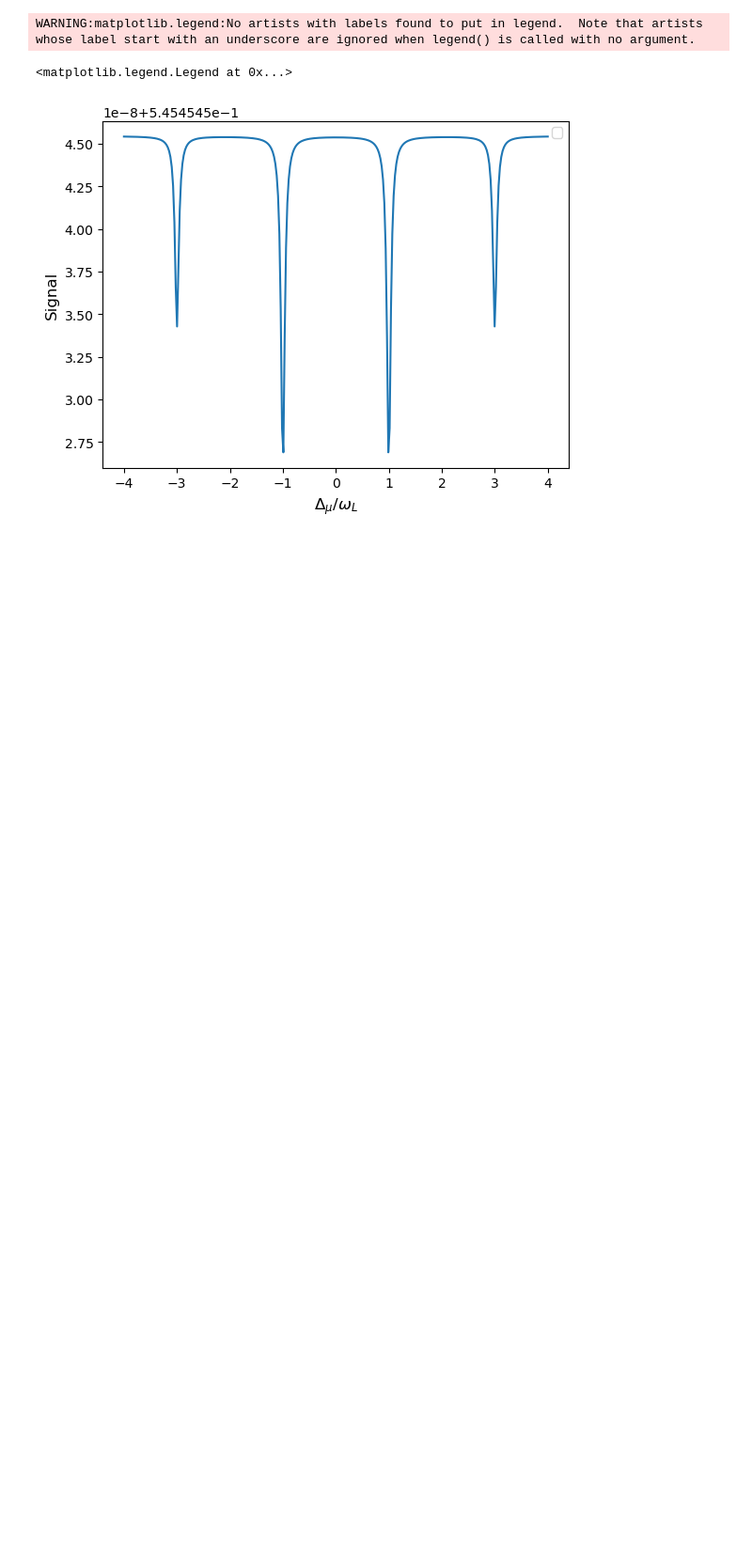
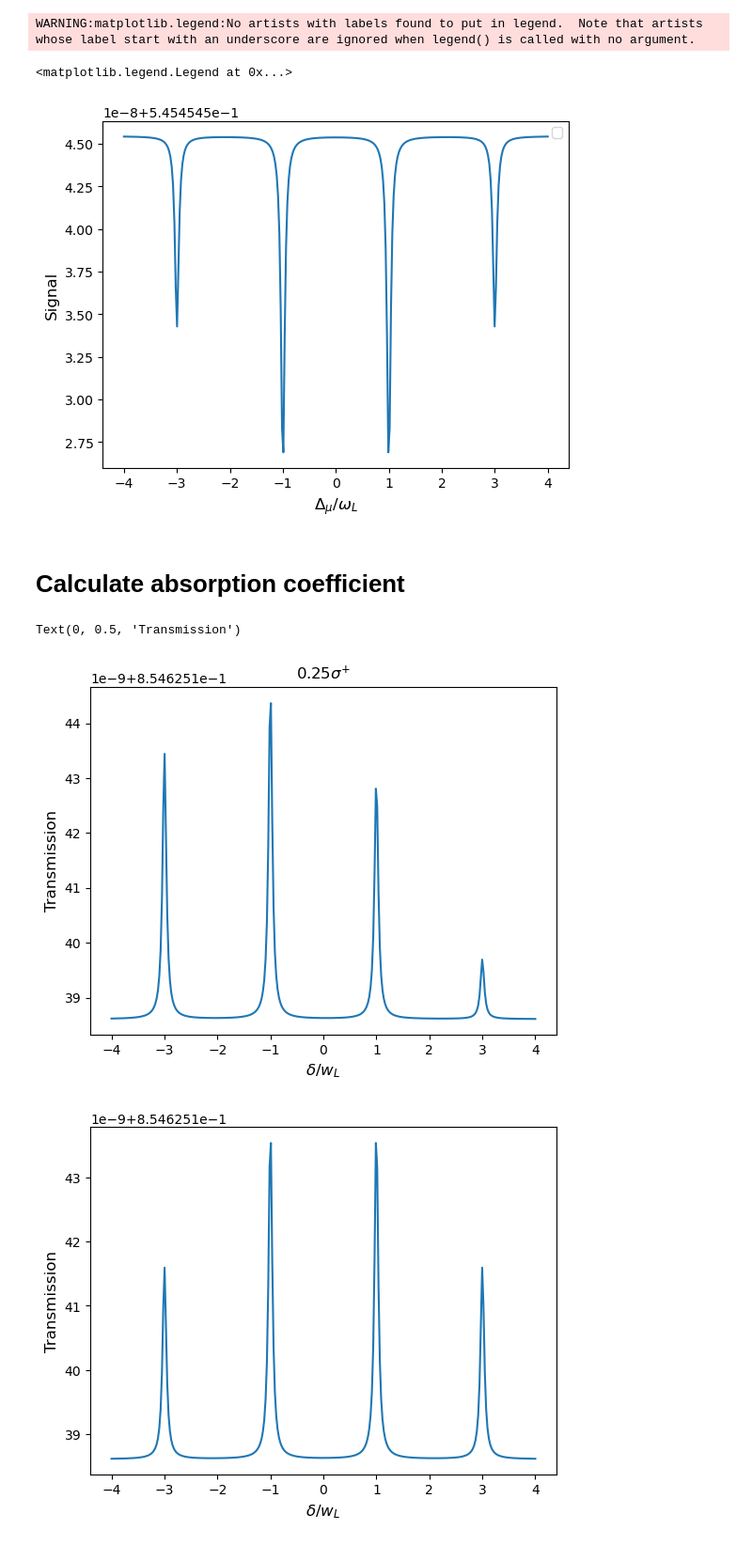
Before and after one commit to tretyakovmipt/microwave-assisted-optical-pumping, a Jupyter notebook: maop_steady-state.ipynb, the cells around one changed output. Shown at 94% size. Cells and saved outputs as stored; diff of their text form; code cells hidden in the pictures; blank space fills up the shorter version.

Commit message:
calculate and plot the absorption coefficient

```diff
--- a/maop_steady-state.ipynb
+++ b/maop_steady-state.ipynb
@@ -132,3 +132,61 @@ ax.legend(loc=0)
 WARNING:matplotlib.legend:No artists with labels found to put in legend.  Note that artists whose label start with an underscore are ignored when legend() is called with no argument.
 <matplotlib.legend.Legend at 0x...>
 [figure]
+# %% [markdown]
+# Calculate absorption coefficient
+# %%
+#fractions of atoms in the velocity classes resonant with different transitions
+c=2.99792458e8 # speed of light in m/s
+f=384.230484468562e12-302.073888e6# optical transition frequency in Hz
+kB=1.380650324e-23# Blotzmann constant in  J/K
+T=300# room temperature in K
+m=87*1.6605387313e-27# 87Rb mass in kg
+v=np.sqrt(2*kB*T/m) # most probable thermal speed in m/s
+
+N0=1. #ensemble fraction in  F'=0
+# N1=0.945 #F'=1
+# N2=0.566# F'=2
+N1=N0*np.exp(-((72.2e6*c)/(f*v))**2)#ensemble fraction in F'=1
+N2=N0*np.exp(-((72.2e6+156.9e6)*c/(f*v))**2)#ensemble fraction in F'=2
+
+#total sigma+ absorption as a function of sublevel populations
+def Asp(P_1,P0,P1):
+    A=P_1*(N0*1./6+N1*5./24+N2*1./24)+P0*(N0*0+N1*5./24+N2/8)+P1*N2/4
+    return A
+
+#same for pi
+def Api(P_1,P0,P1):
+    A=P_1*(N0*0+N1*5./24+N2*1./8)+P0*(N0/6+N1*0+N2/6)+P1*(N0*0+N1*5./24+N2*1./8)
+    return A
+
+#same for sigma-
+def Asm(P_1,P0,P1):
+    A=P1*(N0*1./6+N1*5./24+N2*1./24)+P0*(N0*0+N1*5./24+N2/8)+P_1*N2/4
+    return A
+
+# total absorption for light whose is split between polarization components:  π : 0.5,  σ+ :0.25,  σ− :0.25
+def A(P_1,P0,P1):
+    return 0.5*Api(P_1,P0,P1)+0.25*Asp(P_1,P0,P1)+0.25*Asm(P_1,P0,P1)
+
+'''Tansmission for sigma+'''
+alpha_p=Asp(ss_1,ss0,ss1)
+Tsigma=1-alpha_p
+fig, ax = plt.subplots()
+ax.plot(delta/w_L, Tsigma,label=r'$-1$')
+ax.set_xlabel(r'$\delta/w_L$',fontsize=12)
+ax.set_ylabel(r'Transmission',fontsize=12)
+#ax.legend(loc=0)
+ax.set_title(r'$0.25\sigma^{+}$')
+
+'''Transmission for the mixed polarization'''
+alpha_mixed=A(ss_1,ss0,ss1)
+Tmixed=1-alpha_mixed
+fig, ax = plt.subplots()
+ax.plot(delta/w_L,Tmixed,label=r'$-1$')
+ax.set_xlabel(r'$\delta/w_L$',fontsize=12)
+ax.set_ylabel(r'Transmission',fontsize=12)
+#ax.legend(loc=0)
+# %% [output]
+Text(0, 0.5, 'Transmission')
+[figure, added]
+[figure, added]
```
